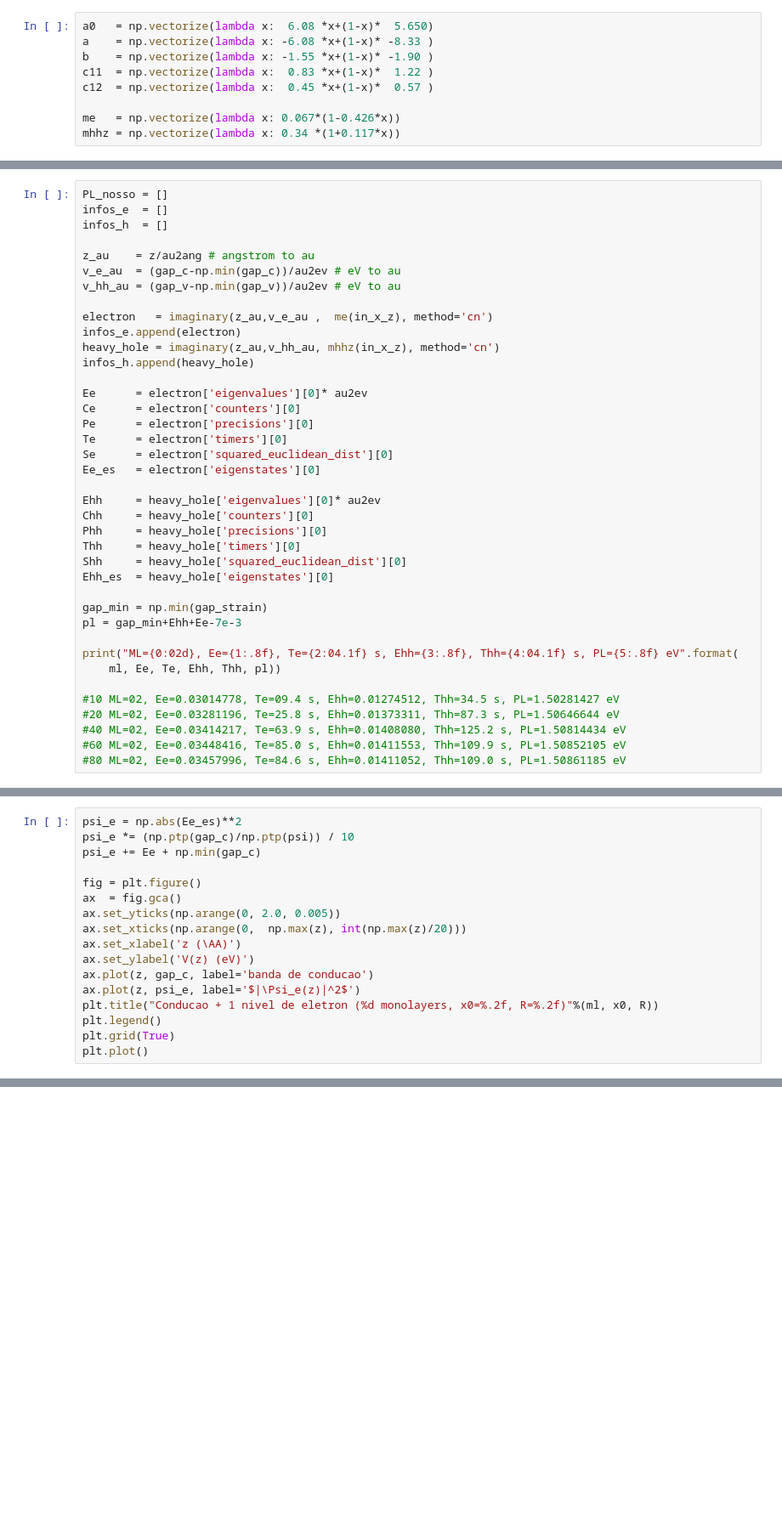
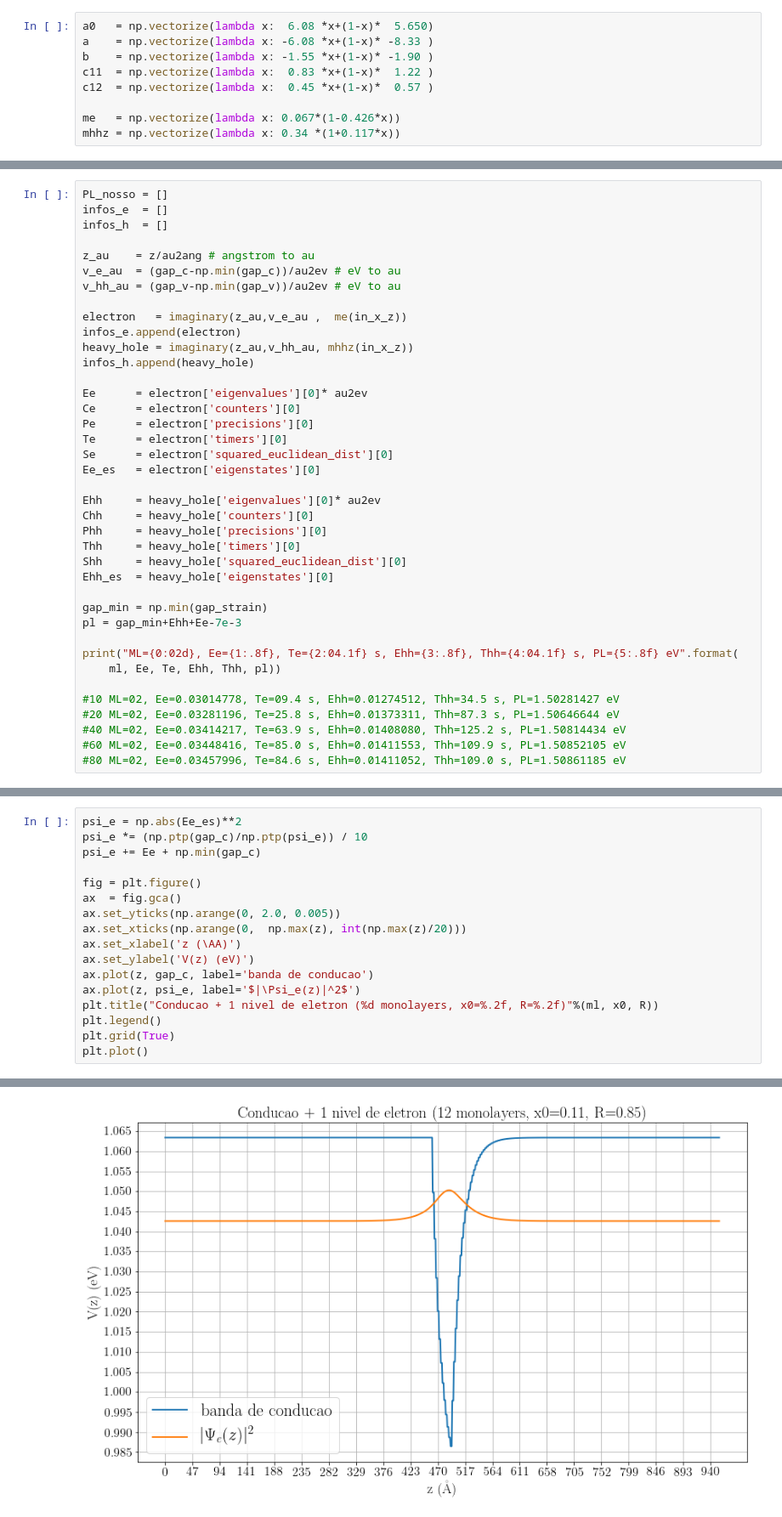
Before and after one commit to thiagolcmelo/time-evolution, a Jupyter notebook: passo-a-passo.ipynb, the cells around one changed output, grey strips where cells are left out. Shown at 85% size. Drawn from its saved outputs; the diff is of its cells as text; blank space fills up the shorter version.

```diff
--- a/passo-a-passo.ipynb
+++ b/passo-a-passo.ipynb
@@ -139,9 +139,9 @@ z_au    = z/au2ang # angstrom to au
 v_e_au  = (gap_c-np.min(gap_c))/au2ev # eV to au
 v_hh_au = (gap_v-np.min(gap_v))/au2ev # eV to au
 
-electron   = imaginary(z_au,v_e_au ,  me(in_x_z), method='cn')
+electron   = imaginary(z_au,v_e_au ,  me(in_x_z))
 infos_e.append(electron)
-heavy_hole = imaginary(z_au,v_hh_au, mhhz(in_x_z), method='cn')
+heavy_hole = imaginary(z_au,v_hh_au, mhhz(in_x_z))
 infos_h.append(heavy_hole)
 
 Ee      = electron['eigenvalues'][0]* au2ev
@@ -172,6 +174,6 @@ print("ML={0:02d}, Ee={1:.8f}, Te={2:04.1f} s, Ehh={3:.8f}, Thh={4:04.1f} s, PL=
 # %%
 psi_e = np.abs(Ee_es)**2
-psi_e *= (np.ptp(gap_c)/np.ptp(psi)) / 10
+psi_e *= (np.ptp(gap_c)/np.ptp(psi_e)) / 10
 psi_e += Ee + np.min(gap_c)
 
 fig = plt.figure()
@@ -186,3 +188,4 @@ plt.title("Conducao + 1 nivel de eletron (%d monolayers, x0=%.2f, R=%.2f)"%(ml,
 plt.legend()
 plt.grid(True)
 plt.plot()
+# %% [output]
@@ -189,2 +193,3 @@ plt.plot()
+[figure, added]
 # %%
 psi_h = np.abs(Ehh_es)**2
```
Also changed, not shown: parts of 9 cells of this notebook, 2 other files.
